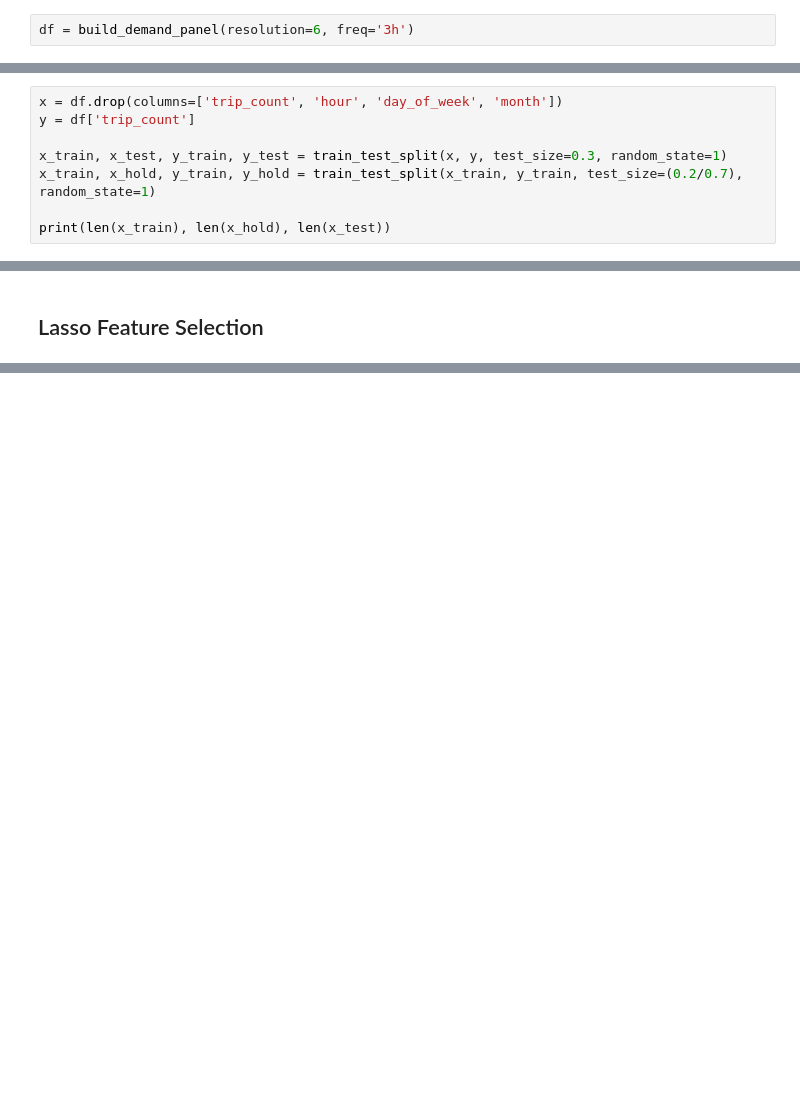
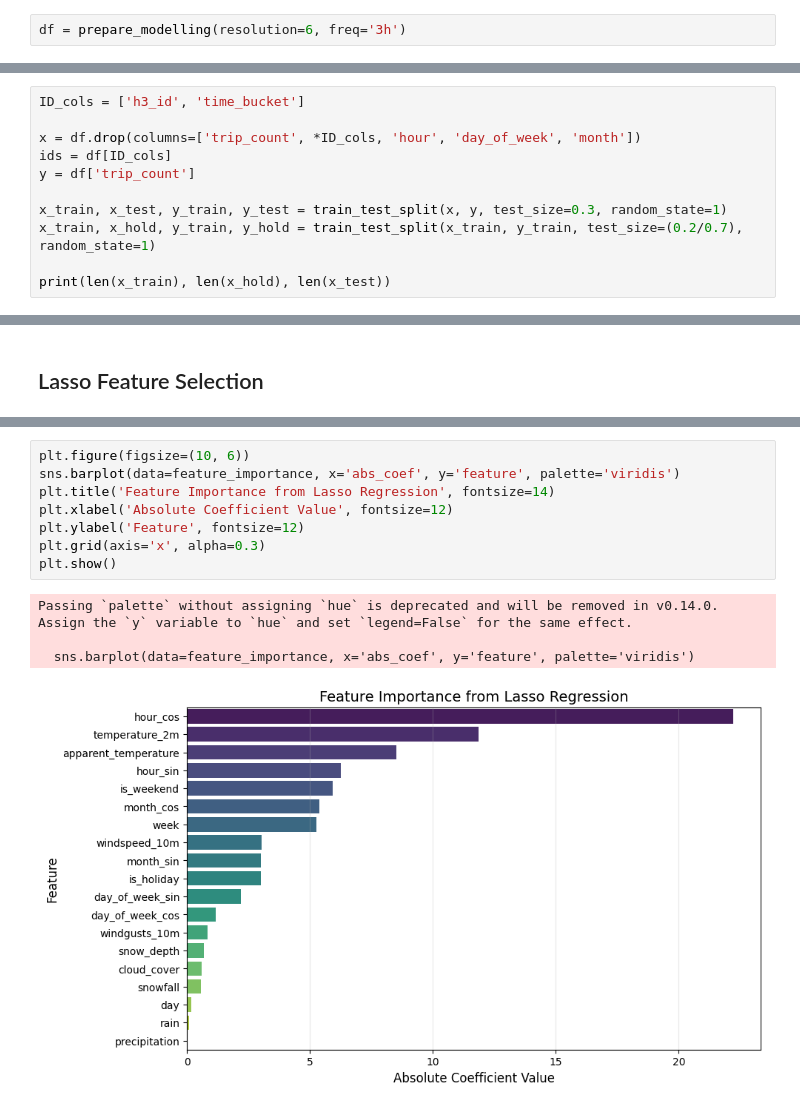
Before and after one commit to timoerc/AAA26-Chicago-Mobility, a Jupyter notebook: notebooks/05a_svm.ipynb, the cells around one changed output, grey strips where cells are left out. Drawn from its saved outputs; the diff is of its cells as text; blank space fills up the shorter version.

Commit message:
add vis for lasso feature selection

```diff
--- a/notebooks/05a_svm.ipynb
+++ b/notebooks/05a_svm.ipynb
@@ -13,9 +17,12 @@ from scripts.helpers.modelling import build_demand_panel
 # %%
-df = build_demand_panel(resolution=6, freq='3h')
+df = prepare_modelling(resolution=6, freq='3h')
 # %% [markdown]
 ### Train Test Split
 # %%
-x = df.drop(columns=['trip_count', 'hour', 'day_of_week', 'month'])
+ID_cols = ['h3_id', 'time_bucket']
+
+x = df.drop(columns=['trip_count', *ID_cols, 'hour', 'day_of_week', 'month'])
+ids = df[ID_cols]
 y = df['trip_count']
 
 x_train, x_test, y_train, y_test = train_test_split(x, y, test_size=0.3, random_state=1)
@@ -58,0 +107,13 @@ feature_importance
+# %%
+plt.figure(figsize=(10, 6))
+sns.barplot(data=feature_importance, x='abs_coef', y='feature', palette='viridis')
+plt.title('Feature Importance from Lasso Regression', fontsize=14)
+plt.xlabel('Absolute Coefficient Value', fontsize=12)
+plt.ylabel('Feature', fontsize=12)
+plt.grid(axis='x', alpha=0.3)
+plt.show()
+# %% [output]
+Passing `palette` without assigning `hue` is deprecated and will be removed in v0.14.0. Assign the `y` variable to `hue` and set `legend=False` for the same effect.
+
+  sns.barplot(data=feature_importance, x='abs_coef', y='feature', palette='viridis')
+[figure, added]
```
Also changed, not shown: parts of 4 cells of this notebook.
